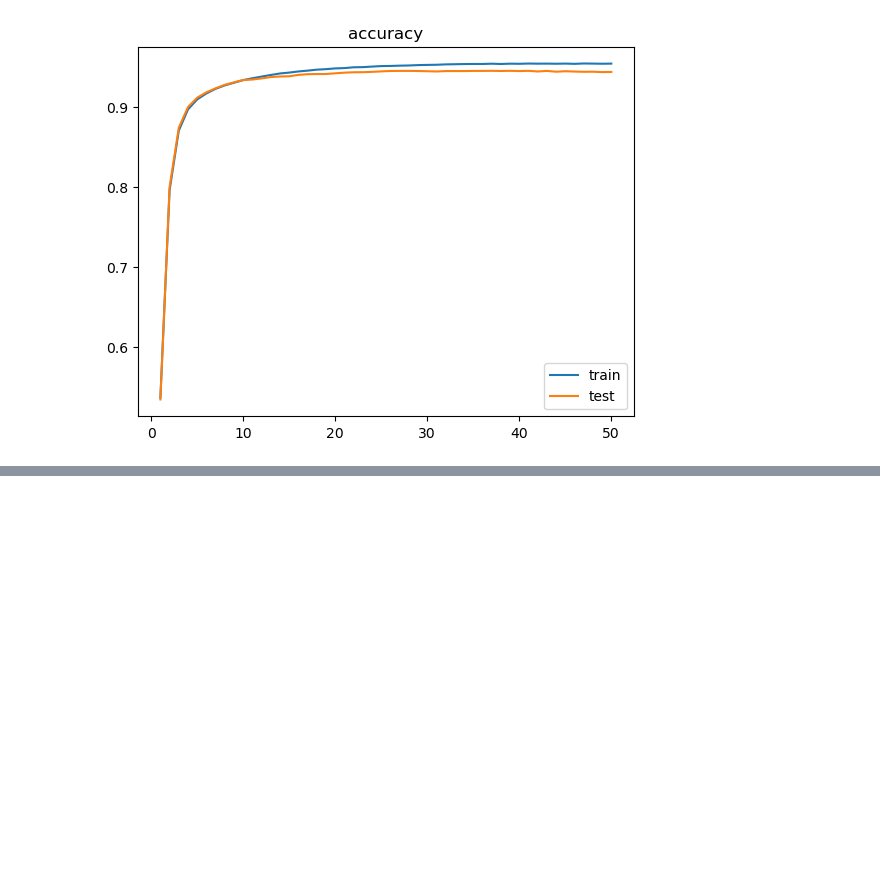
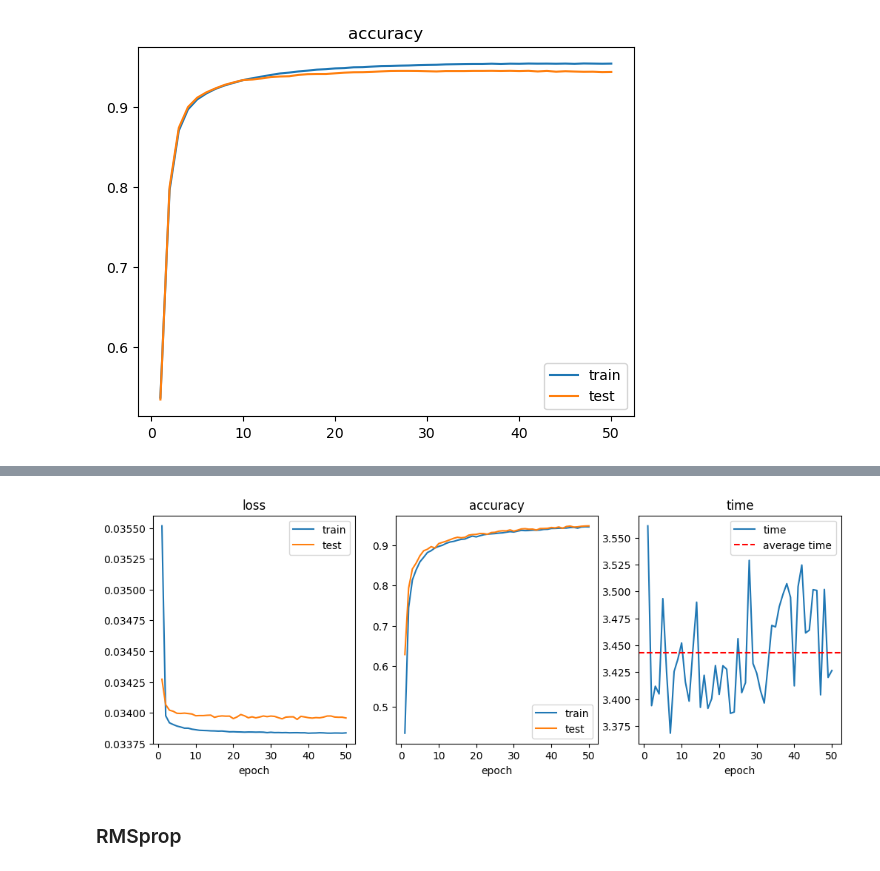
Before and after one commit to 0-HLIN/epfl-optimization, a Jupyter notebook: notebooks/bcd.ipynb, the cells around one changed output, grey strips where cells are left out. Drawn from its saved outputs; the diff is of its cells as text; code cells hidden in the pictures; blank space fills up the shorter version.

Commit message:
update results

```diff
--- a/notebooks/bcd.ipynb
+++ b/notebooks/bcd.ipynb
@@ -153,0 +163,10 @@ plt.show()
+# %%
+from torch.optim import SGD
+
+optim_args = {'lr': 1e-1, 'momentum': 0.9}
+gd_runner = GDStandard((x_train,y_train), (x_test,y_test), K=10, batch_size=64, OptimClass=SGD, optim_args=optim_args, device=device, seed=42)
+results_momentum = gd_runner.train(50)
+save_path = '../results/momentum9_b64_lr1e-1.json'
+# Save results
+with open(save_path, 'w') as f:
+    json.dump(results_momentum, f)
@@ -153,0 +191,9 @@ plt.show()
+# %%
+from utils import plot_results
+
+plot_results(results_momentum)
+plt.show()
+# %% [output]
+[figure, added]
+# %% [markdown]
+### RMSprop
```
Also changed, not shown: parts of 9 cells of this notebook, 6 other files.
